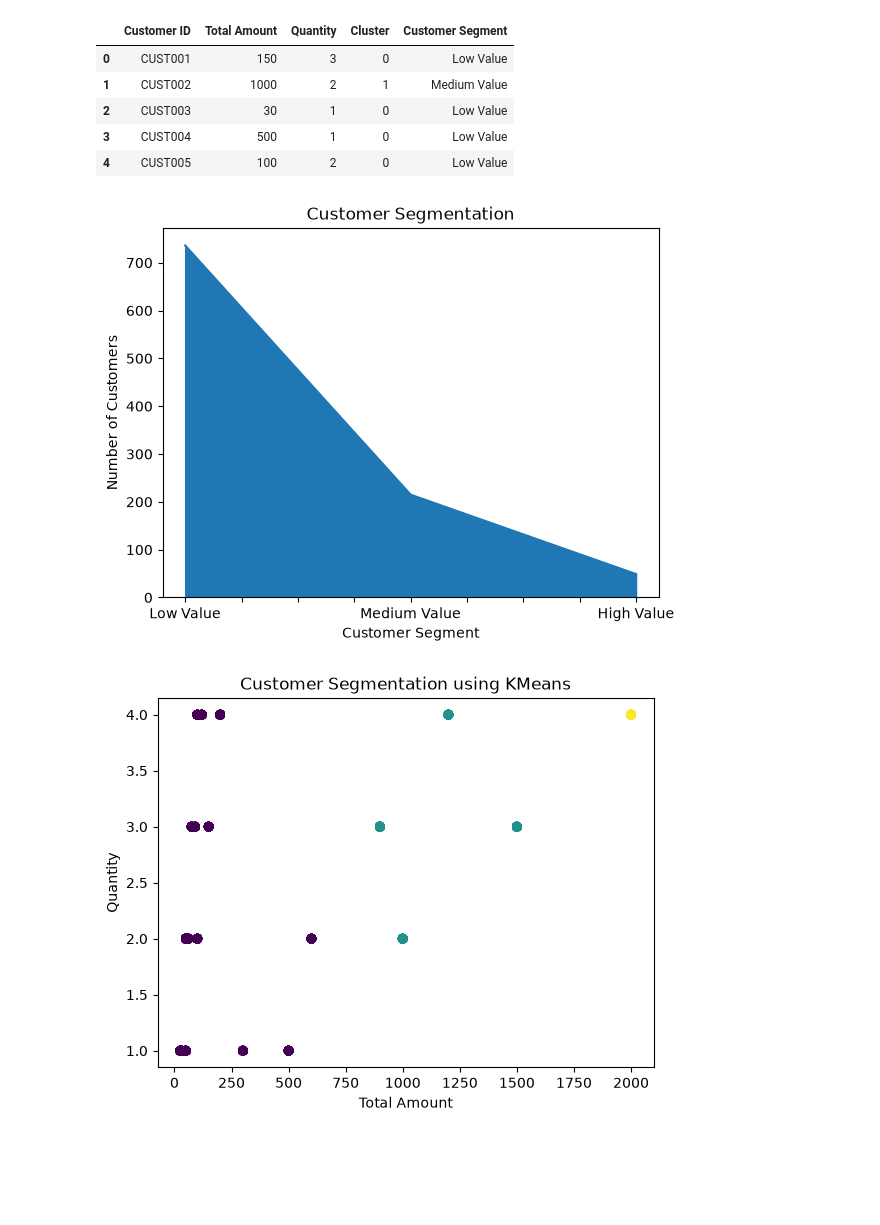
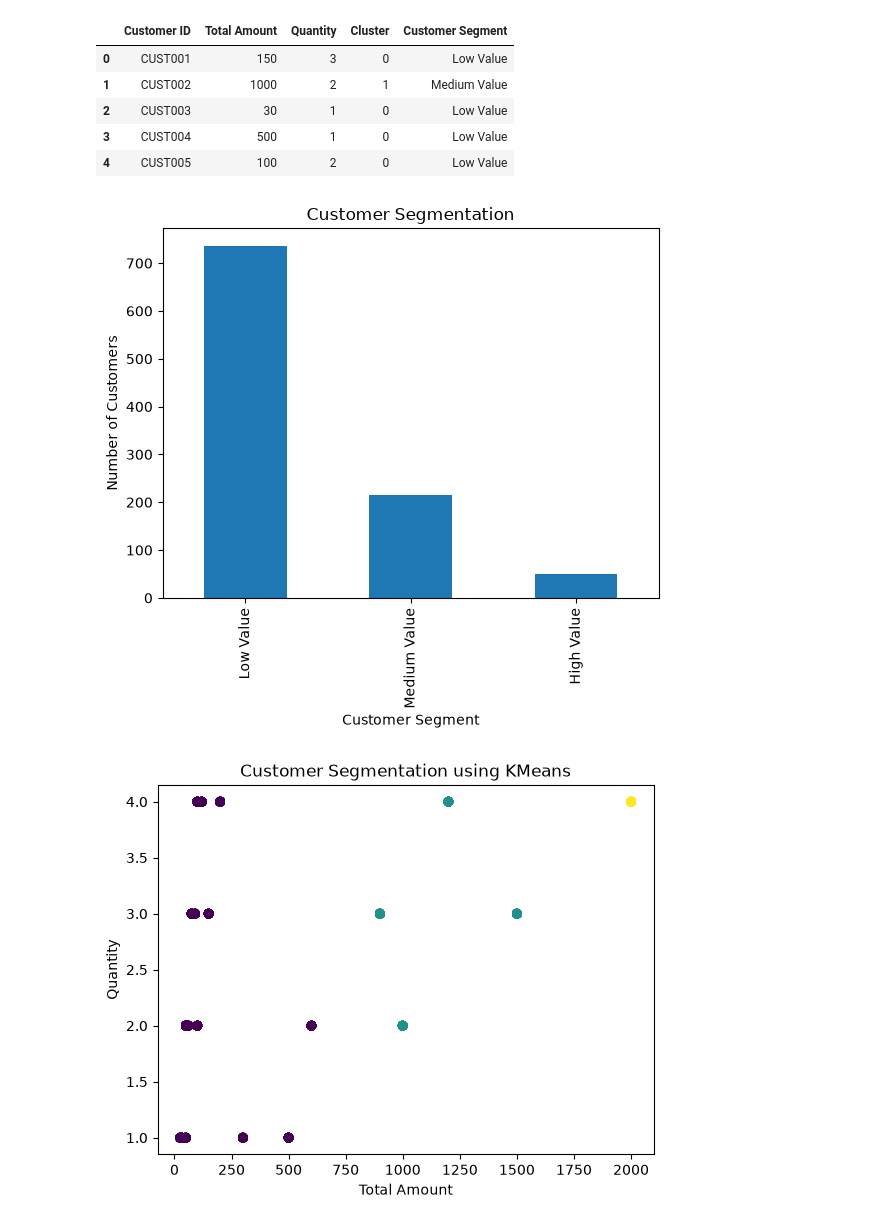
Before and after one commit to Naveenuserhub/OIBSIP, a Jupyter notebook: customer_segmentation_analysis.ipynb, the cells around one changed output. Saved outputs shown, nothing was run; the diff lists cells and outputs as text; code cells hidden in the pictures; blank space fills up the shorter version.

```diff
--- a/customer_segmentation_analysis.ipynb
+++ b/customer_segmentation_analysis.ipynb
@@ -74,16 +83,16 @@ customer_data.head()
 | 4 | CUST005 | 100 | 2 | 0 | Low Value |
 # %%
 customer_data['Customer Segment'].value_counts().plot(
-    kind='area'
+    kind='bar'
 )
 
 plt.title('Customer Segmentation')
 plt.xlabel('Customer Segment')
 plt.ylabel('Number of Customers')
 
 plt.show()
 # %% [output]
-[figure, old version]
+[figure, new version]
 # %%
 plt.scatter(
     customer_data['Total Amount'],
```
Also changed, not shown: parts of 2 cells of this notebook.
